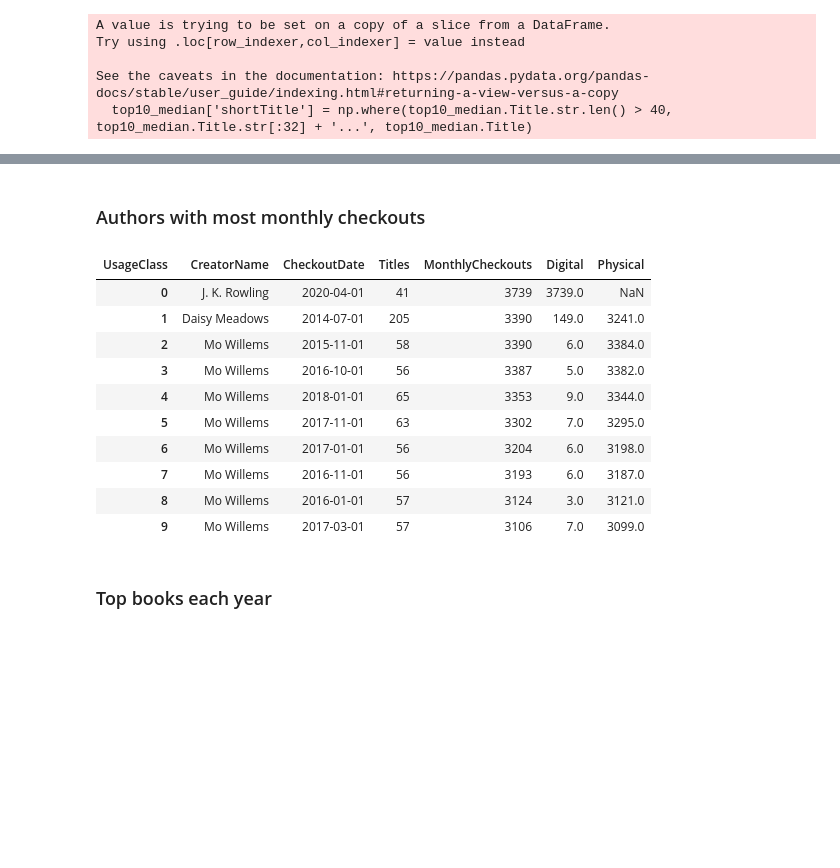
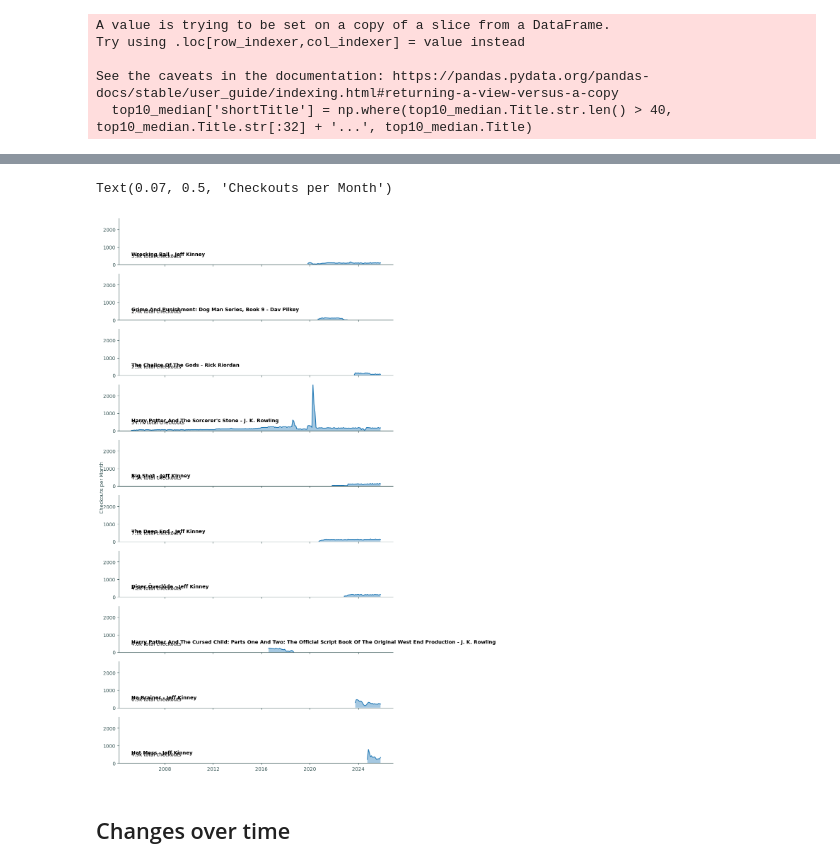
Before and after one commit to rm-pearson/NSS-capstone, a Jupyter notebook: Notebooks/data exploration.ipynb, the cells around one changed output, grey strips where cells are left out. Saved outputs shown, nothing was run; the diff lists cells and outputs as text; code cells hidden in the pictures; blank space fills up the shorter version.

Commit message:
building out presentation

```diff
--- a/Notebooks/data exploration.ipynb
+++ b/Notebooks/data exploration.ipynb
@@ -575,2 +425,0 @@ top_monthly_checkouts
-# %% [markdown]
-### Authors with most monthly checkouts
@@ -581,18 +426,44 @@ top_author_checkouts = pd.merge(top_author_checkouts, books_df.groupby(['Creator
-# %%
-top_author_checkouts
-# %% [output]
-| UsageClass | CreatorName | CheckoutDate | Titles | MonthlyCheckouts | Digital | Physical |
-| 0 | J. K. Rowling | 2020-04-01 | 41 | 3739 | 3739.0 | NaN |
-| 1 | Daisy Meadows | 2014-07-01 | 205 | 3390 | 149.0 | 3241.0 |
-| 2 | Mo Willems | 2015-11-01 | 58 | 3390 | 6.0 | 3384.0 |
-| 3 | Mo Willems | 2016-10-01 | 56 | 3387 | 5.0 | 3382.0 |
-| 4 | Mo Willems | 2018-01-01 | 65 | 3353 | 9.0 | 3344.0 |
-| 5 | Mo Willems | 2017-11-01 | 63 | 3302 | 7.0 | 3295.0 |
-| 6 | Mo Willems | 2017-01-01 | 56 | 3204 | 6.0 | 3198.0 |
-| 7 | Mo Willems | 2016-11-01 | 56 | 3193 | 6.0 | 3187.0 |
-| 8 | Mo Willems | 2016-01-01 | 57 | 3124 | 3.0 | 3121.0 |
-| 9 | Mo Willems | 2017-03-01 | 57 | 3106 | 7.0 | 3099.0 |
-# %% [markdown]
-### Top books each year
+# %%
+
+## Build the graph
+fig, ax = plt.subplots(nrows = len(df), ncols = 1, sharex = True, figsize = (10,20))
+
+count = 0
+
+for i, r in top10_median.iterrows():
+    ## get facts for current title
+    title = r['Title']
+    author = r['CreatorName']
+    filtered = books_df.loc[(books_df['Title'] == title) & (books_df['CreatorName'] == author)].groupby(['Title', 'CreatorName', 'CheckoutDate'], as_index = False)['Checkouts'].sum()
+    total_checkouts = filtered.Checkouts.sum()
+
+    ## graph checkouts over time
+    ax[count].fill_between(filtered['CheckoutDate'], filtered['Checkouts'], alpha = .4)
+    ax[count].plot(filtered['CheckoutDate'], filtered['Checkouts'])
+
+    ## add chart labels
+    ax[count].text(s = title + ' - ' + author, y = 500, x = top10_OT.CheckoutDate.min(),
+                   fontweight = 'semibold')
+    ax[count].text(s = str(round(total_checkouts/1000, 1)) + 'k total checkouts', y = 400, x = top10_OT.CheckoutDate.min(),
+                   )
+
+    ## format chart appearance
+    ax[count].spines[['top', 'right']].set_visible(False)
+    ax[count].spines[['left', 'bottom']].set_color('darkslategray')
+    ax[count].set_ylim([0, df['max'].max()])
+    ax[count].tick_params(axis = 'y', colors = 'darkslategray', labelrotation = 0)
+    ax[count].tick_params(axis = 'x', colors = 'darkslategray')
+
+    ## increment counter
+    count += 1
+
+
+## y-axis label
+fig.text(0.07, 0.5, 'Checkouts per Month', va = 'center', rotation = 'vertical', color = 'darkslategray')
+# %% [output]
+Text(0.07, 0.5, 'Checkouts per Month')
+[figure, added]
+# %% [markdown]
+## Changes over time
 # %%
 books_df['CheckoutYear'] = books_df.CheckoutDate.dt.year
```
Also changed, not shown: parts of 63 cells of this notebook, 6 other files.
